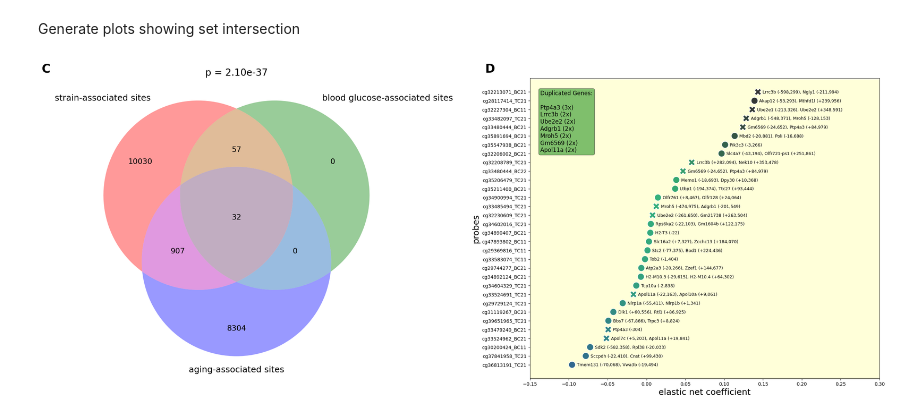
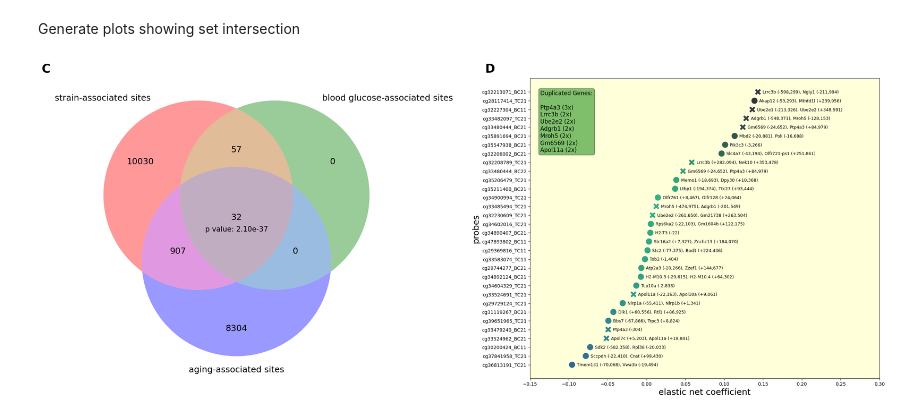
Before and after one commit to SamAndTheSun/CSS_healthspan_epigenetics, a Jupyter notebook: model_intersection_analysis.ipynb, the cells around one changed output. Cells and saved outputs as stored; diff of their text form; code cells hidden in the pictures.

Commit message:
move p value

```diff
--- a/model_intersection_analysis.ipynb
+++ b/model_intersection_analysis.ipynb
@@ -209,34 +209,34 @@ for text in venn.set_labels:
     text.set_fontsize(18)
 
 for text in venn.subset_labels:
-    text.set_fontsize(16)
+    text.set_fontsize(18)
 
 # get the p value for the intersection of sets
 
 # Parameters
 N = all_probes.shape[0]  # Total number of elements in the universal set
 n_A = len(glucose_probes)  # Size of set A
 n_B = len(strain_probes)  # Size of set B
 n_C = len(age_probes)  # Size of set C
 K = len(glu_strain_age)    # Total number of elements in the intersection (estimated or known)
 k = len(glu_strain_age)     # Observed size of intersection |A ∩ B ∩ C|
 
 # Calculate the total size of the union of the three sets
 n_total = n_A + n_B + n_C
 
 # Calculate the p-value for the intersection
 p_value = hypergeom.sf(k - 1, N, K, n_total)
-axs[0].set_title(f'p = {"{:.2e}".format(p_value)}', size=20)
+axs[0].text(0.5, 0.49, f'p value: {"{:.2e}".format(p_value)}', size=15, ha='center', transform=axs[0].transAxes)
 ######
 
 # add subplot indicators C and D for combination with other plot
 axs[0].text(-0.1, 1.05, 'C', transform=axs[0].transAxes,
             fontsize=25, fontweight='bold', va='top', ha='right')
 axs[1].text(-0.1, 1.05, 'D', transform=axs[1].transAxes,
             fontsize=25, fontweight='bold', va='top', ha='right')
 
 # create a scatterplot showing the intersection between all three sets aging, blood glucose, and strain probes
 plot_scatter(axs[1], glu_age_df)
 plt.tight_layout()
 # %% [output]
-[figure, old version]
+[figure, new version]
```
